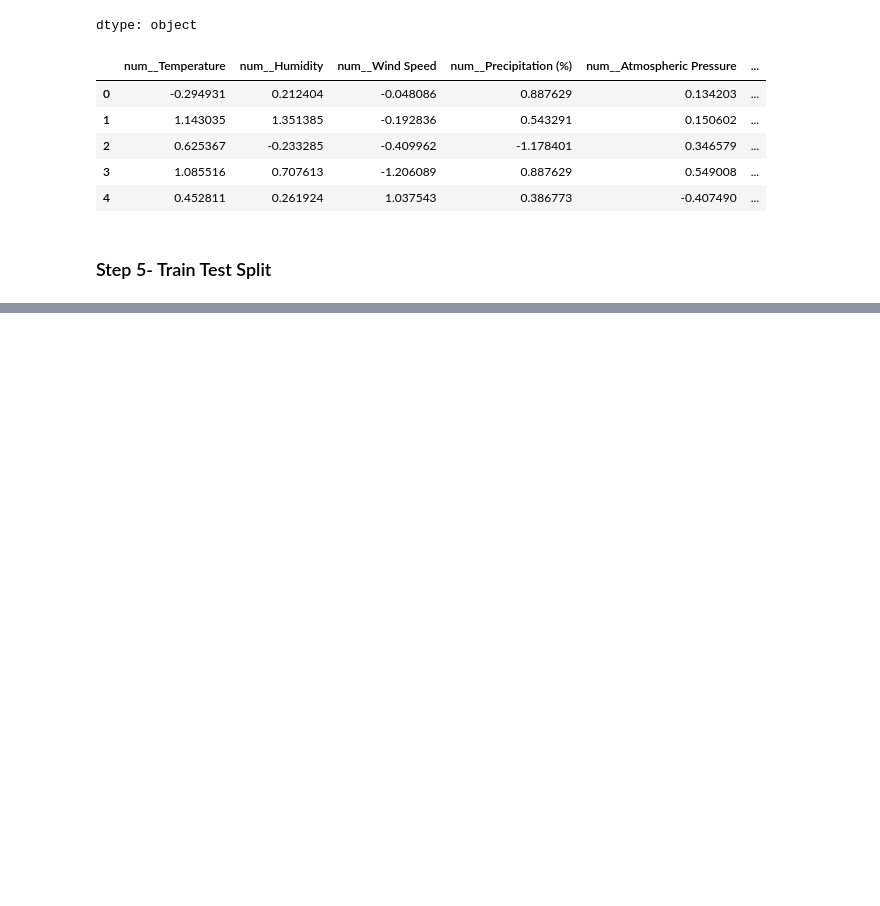
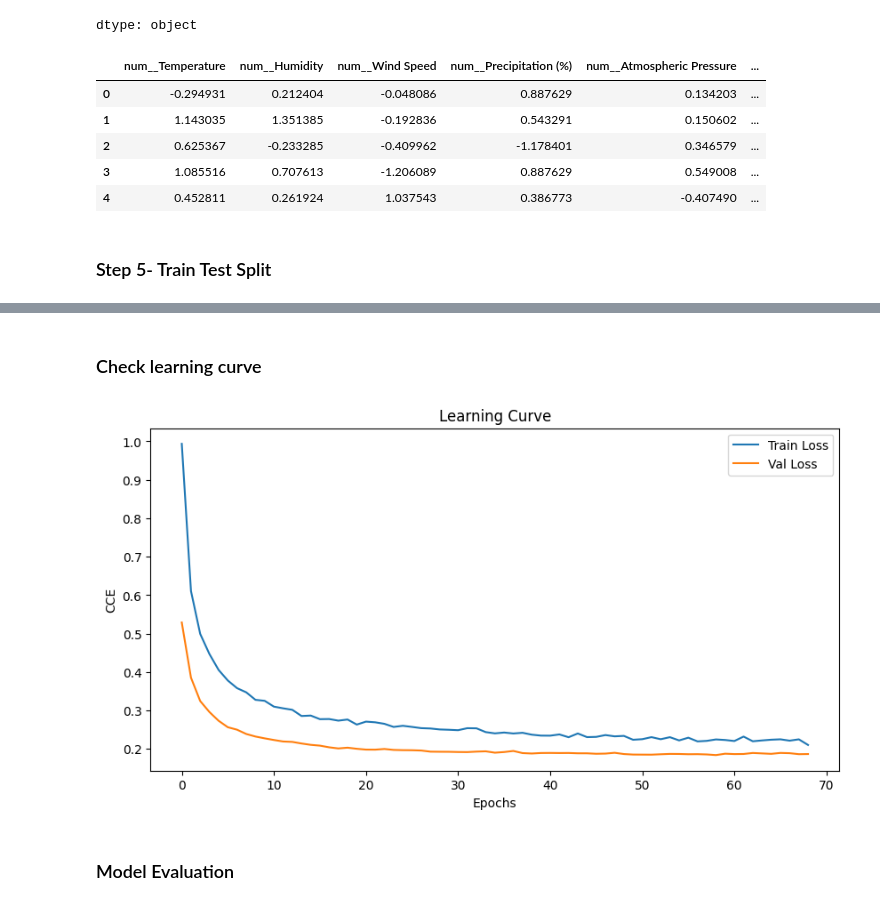
Before and after one commit to DhanashreeAmbekar/Deep-Learning, a Jupyter notebook: Multiclass.ipynb, the cells around one changed output, grey strips where cells are left out. Drawn from its saved outputs; the diff is of its cells as text; code cells hidden in the pictures; blank space fills up the shorter version.

```diff
--- a/Multiclass.ipynb
+++ b/Multiclass.ipynb
@@ -139,0 +241,19 @@ xtrain, xtest, ytrain, ytest = train_test_split(X_pre, Y, test_size=0.2, random_
+# %%
+# Initialize the model
+model=Sequential()
+
+# Add input layer
+model.add(Input(shape=(xtrain.shape[1],)))
+
+# Add Dense layer 1
+model.add(Dense(units=32, activation="relu"))
+# Add dropout layer 1
+model.add(Dropout(rate=0.3))
+
+# Add Dense layer 2
+model.add(Dense(units=16 ,activation="relu"))
+# Add dropout layer 2
+model.add(Dropout(rate=0.2))
+
+# for multiclass classification softmax activation
+model.add(Dense(units=ytrain_pre.shape[1], activation="softmax"))
@@ -139,0 +280,6 @@ xtrain, xtest, ytrain, ytest = train_test_split(X_pre, Y, test_size=0.2, random_
+# %%
+model.compile(loss="categorical_crossentropy", optimizer="adam", metrics=["accuracy"])
+# %%
+es = EarlyStopping(patience=10)
+# %%
+hist = model.fit(xtrain, ytrain_pre, validation_split=0.2, epochs=200, callbacks = [es])
@@ -139,0 +304,16 @@ xtrain, xtest, ytrain, ytest = train_test_split(X_pre, Y, test_size=0.2, random_
+# %% [markdown]
+### Check learning curve
+# %%
+import matplotlib.pyplot as plt
+plt.figure(figsize=(10,5))
+plt.plot(hist.history["loss"], label= "Train Loss")
+plt.plot(hist.history["val_loss"],label="Val Loss")
+plt.xlabel("Epochs")
+plt.ylabel("CCE")
+plt.title("Learning Curve")
+plt.legend()
+plt.show()
+# %% [output]
+[figure, added]
+# %% [markdown]
+### Model Evaluation
```
Also changed, not shown: parts of 53 cells of this notebook.
